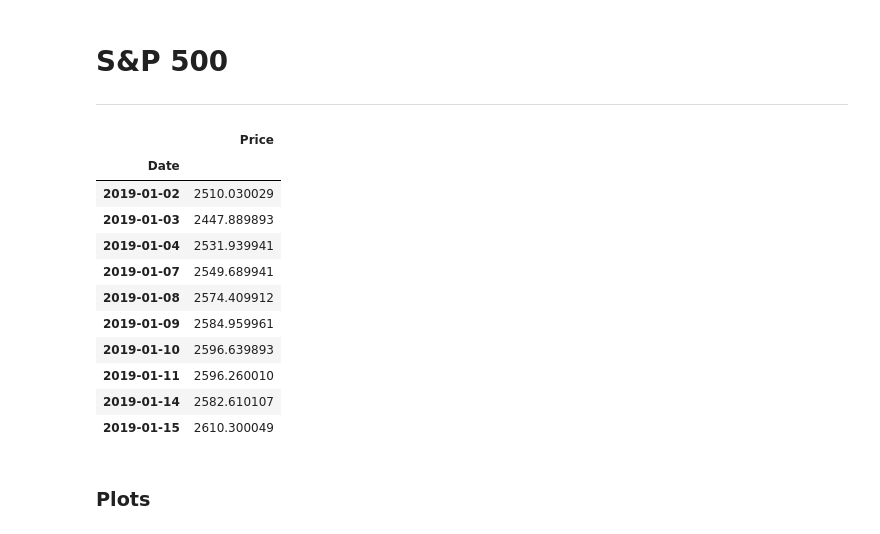
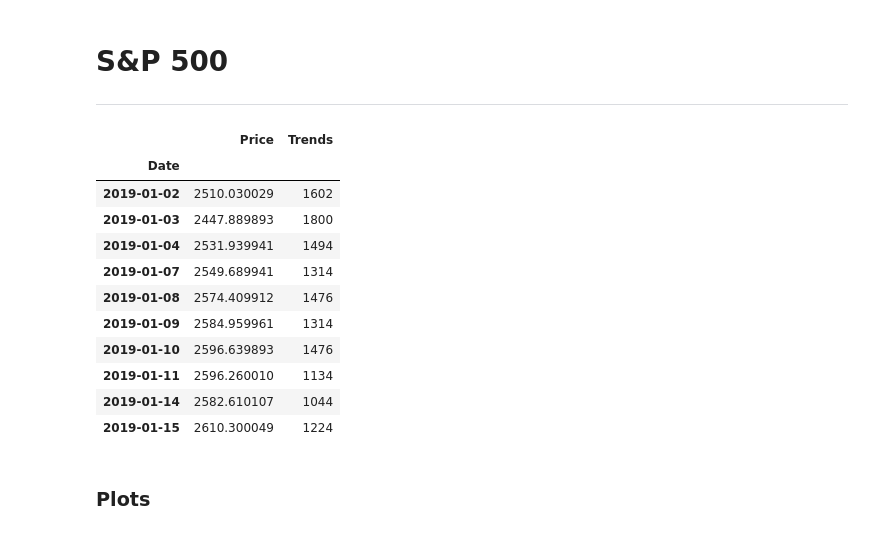
Before and after one commit to epfl-ada/ada-2020-project-milestone-p3-p3_dataurus, a Jupyter notebook: scripts/data.ipynb, the cells around one changed output. Cells and saved outputs as stored; diff of their text form; code cells hidden in the pictures.

```diff
--- a/scripts/data.ipynb
+++ b/scripts/data.ipynb
@@ -32,9 +32,10 @@ btc_trends_data_path = '../data/bitcoin_trends.csv'
 
 # Keep only the 'Data' and 'Close' (closing pirce) columns for both dataset
 snp = pd.read_csv(snp_data_path, usecols=['Date','Close']).set_index('Date')
+snp_trends = pd.read_csv(snp_trends_data_path, sep='\t').rename(columns={'date': 'Date', 's&p 500': 'Trends'}).set_index('Date')
 snp.index = pd.to_datetime(snp.index)
 snp.rename(columns={'Close': 'Price'}, inplace=True)
-# snp = snp.asfreq(DateOffset(days=1))
+snp_trends = pd.merge(snp, snp_trends, left_index=True, right_index=True)
 
 btc = pd.read_csv(btc_data_path, usecols=['Date','Close']).set_index('Date')
 btc.index = pd.to_datetime(btc.index)
@@ -49,19 +50,19 @@ btc = btc.asfreq(DateOffset(days=1))
 #     if snp.iloc[i].isnull().any():
 #         snp.iloc[i] = snp.iloc[i-1]
 # %%
-snp.head(10) # Weekends are missing
+snp_trends.head(10) # Weekends are missing
 # %% [output]
-|  | Price |
-| Date |  |
-| 2019-01-02 | 2510.030029 |
-| 2019-01-03 | 2447.889893 |
-| 2019-01-04 | 2531.939941 |
-| 2019-01-07 | 2549.689941 |
-| 2019-01-08 | 2574.409912 |
-| 2019-01-09 | 2584.959961 |
-| 2019-01-10 | 2596.639893 |
-| 2019-01-11 | 2596.260010 |
-| 2019-01-14 | 2582.610107 |
-| 2019-01-15 | 2610.300049 |
+|  | Price | Trends |
+| Date |  |  |
+| 2019-01-02 | 2510.030029 | 1602 |
+| 2019-01-03 | 2447.889893 | 1800 |
+| 2019-01-04 | 2531.939941 | 1494 |
+| 2019-01-07 | 2549.689941 | 1314 |
+| 2019-01-08 | 2574.409912 | 1476 |
+| 2019-01-09 | 2584.959961 | 1314 |
+| 2019-01-10 | 2596.639893 | 1476 |
+| 2019-01-11 | 2596.260010 | 1134 |
+| 2019-01-14 | 2582.610107 | 1044 |
+| 2019-01-15 | 2610.300049 | 1224 |
 # %% [markdown]
 ### Plots
```
Also changed, not shown: parts of 9 cells of this notebook.
